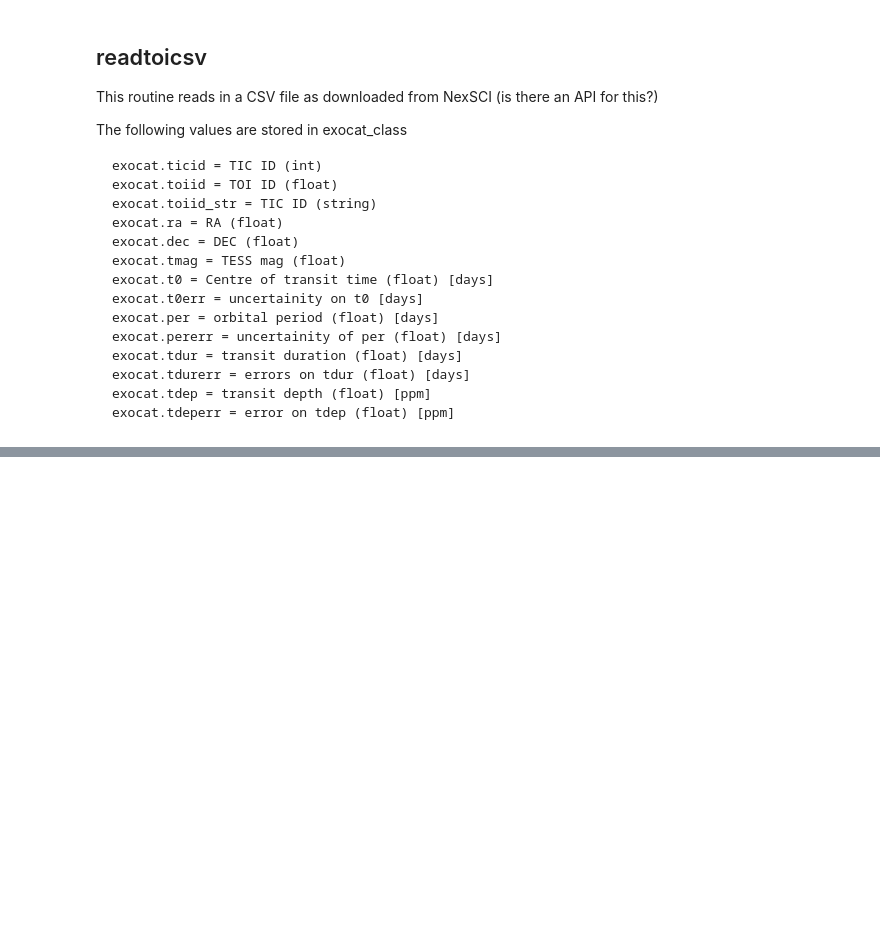
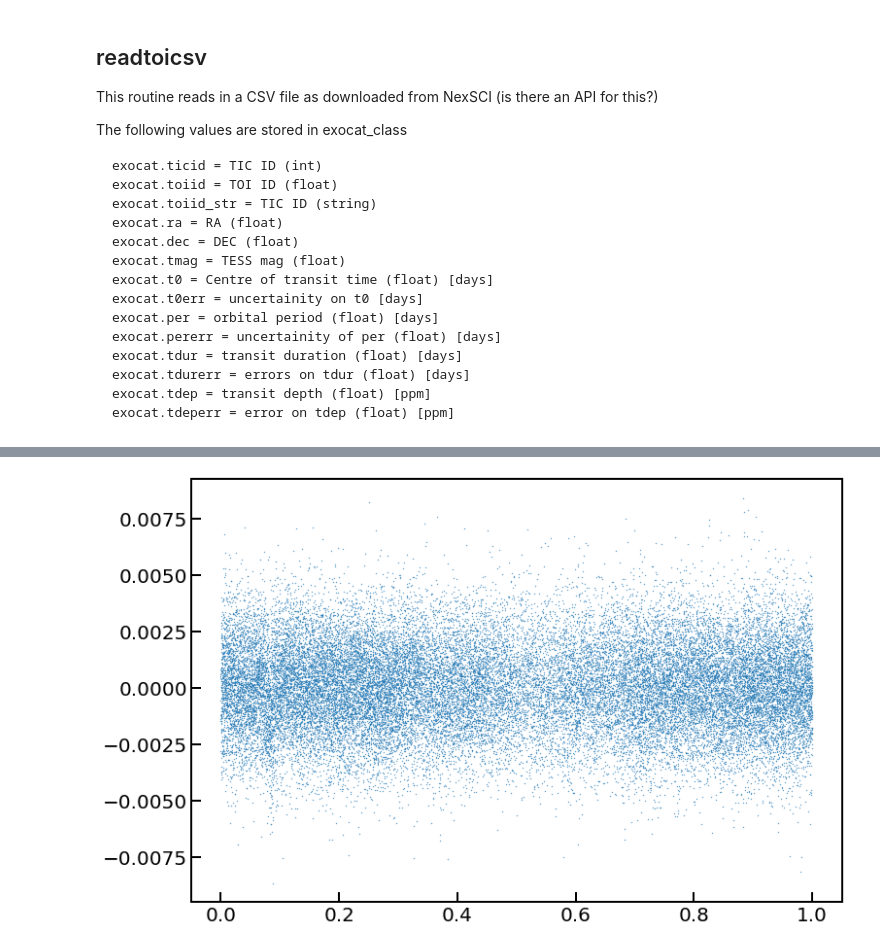
Before and after one commit to jasonfrowe/autotransit, a Jupyter notebook: AutoTransit.ipynb, the cells around one changed output, grey strips where cells are left out. Cells and saved outputs as stored; diff of their text form; code cells hidden in the pictures; blank space fills up the shorter version.

```diff
--- a/AutoTransit.ipynb
+++ b/AutoTransit.ipynb
@@ -12,6 +38,8 @@ import autotransit as au
 ## Notebook parameters
 # %%
 toi_file="TOI_2020.05.20_06.33.19.csv" #nexsci catalogue for TOI parameters
+
+detrend_win=2.0 #Detrending Window [days]
 # %%
 def detrend(phot,detrend_win,nfitp=4,nc=20,itime=0.02083):
 
@@ -27,7 +55,7 @@ def detrend(phot,detrend_win,nfitp=4,nc=20,itime=0.02083):
     offset=np.zeros(npt)
     work=np.zeros(npt)
 
-    phot_d=tf.phot_class()
+    phot_d=au.phot_class()
     phot_d.time=np.copy(phot.time)
     phot_d.flux=np.copy(phot.flux)
     phot_d.ferr=np.copy(phot.ferr)
@@ -90,0 +143,15 @@ plt.show()
+# %%
+phot=detrend(phot_SC,detrend_win)
+# %%
+## Plotting stuff that can be removed
+per=exocat.per[i]
+matplotlib.rcParams.update({'font.size': 20}) #adjust font
+matplotlib.rcParams['axes.linewidth'] = 2.0
+plt.figure(figsize=(12,8)) #adjust size of figure
+ax = plt.axes()
+ax.tick_params(direction='in', length=10, width=2)
+ax.scatter(phot.time/per-np.floor(phot.time/per),phot.flux,s=0.1)
+#ax.set_ylim(31700,31900)
+plt.show()
+# %% [output]
+[figure, added]
```
Also changed, not shown: parts of 12 cells of this notebook, 8 other files.
